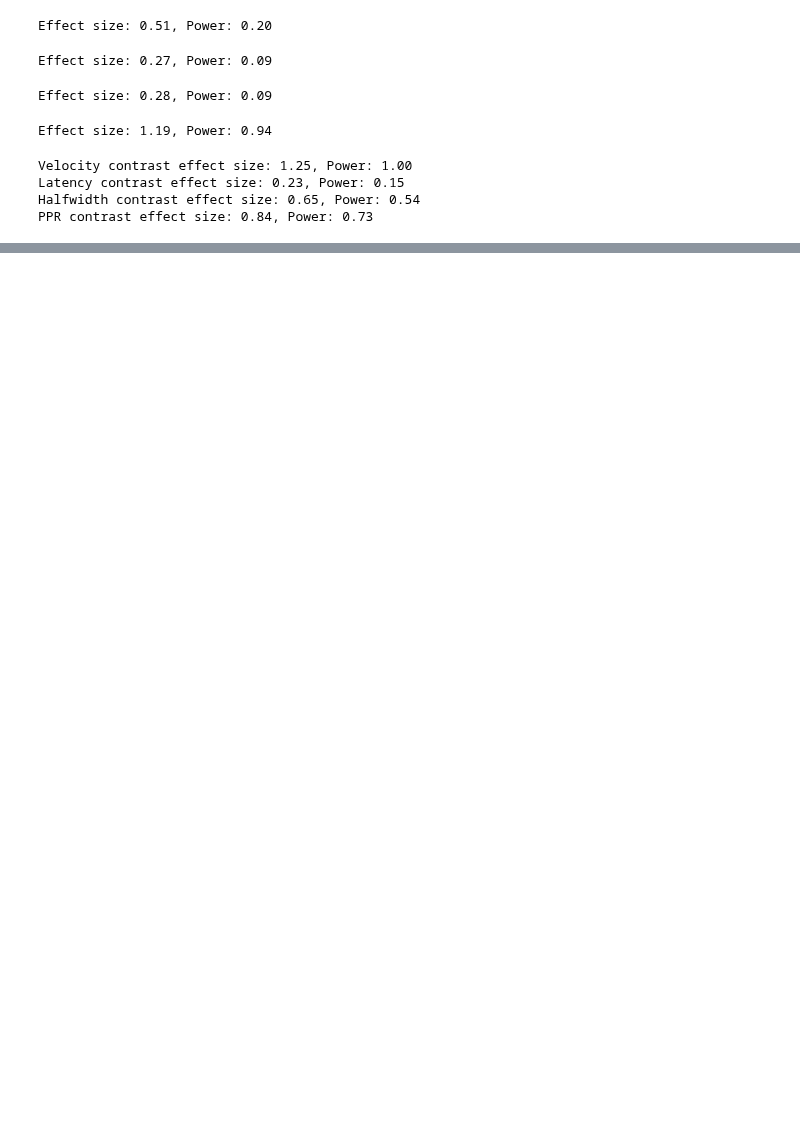
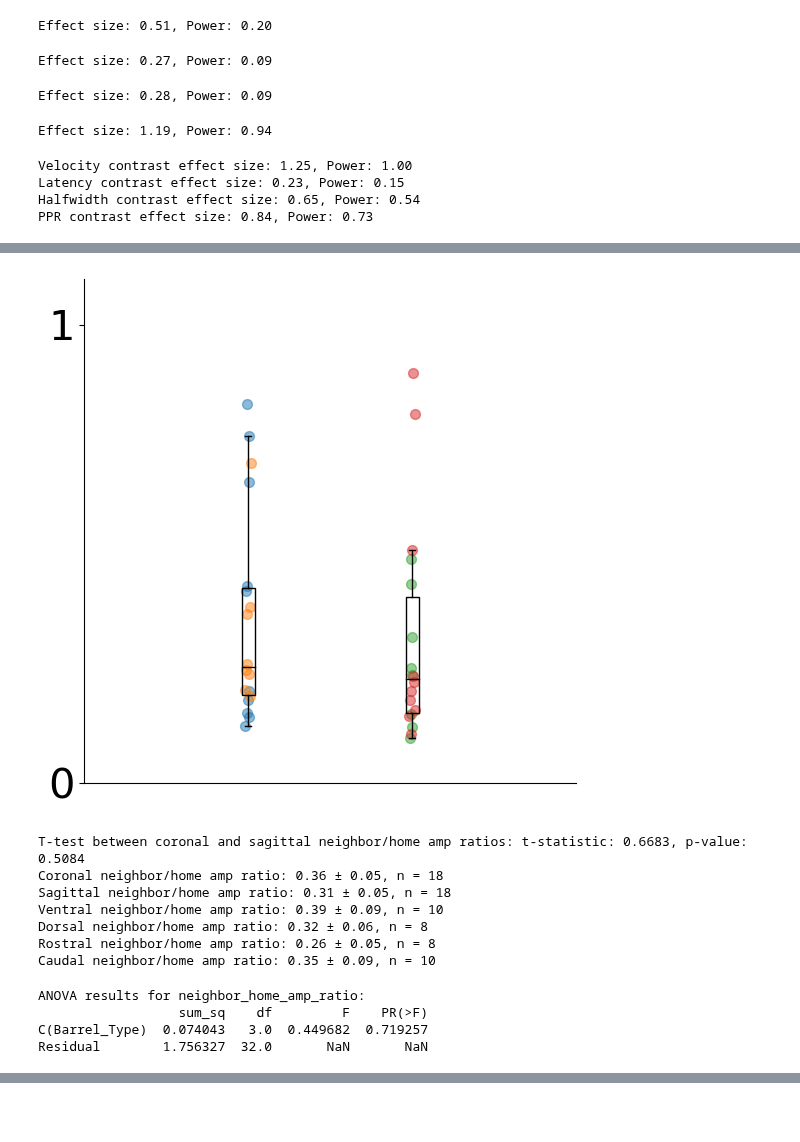
Before and after one commit to john-judge/TSM-to-ZDA, a Jupyter notebook: PPR_scnn1a_single_Apr2025.ipynb, the cells around one changed output, grey strips where cells are left out. Cells and saved outputs as stored; diff of their text form; code cells hidden in the pictures; blank space fills up the shorter version.

```diff
--- a/PPR_scnn1a_single_Apr2025.ipynb
+++ b/PPR_scnn1a_single_Apr2025.ipynb
@@ -1725,0 +1998,77 @@ PPR contrast effect size: 0.84, Power: 0.73
+# %%
+# now do coronal vs sagittal comparison for neighbor/home amp ratio
+coronal_ratios = neighbor_home_amp_ratios['Dorsal'] + neighbor_home_amp_ratios['Ventral']
+sagittal_ratios = neighbor_home_amp_ratios['Rostral'] + neighbor_home_amp_ratios['Caudal']
+
+plt.figure(figsize=(6, 6))
+for i, barrel_type in enumerate(barrel_types):
+    j = 0 if barrel_type in ['Dorsal', 'Ventral'] else 1
+
+    # scatter and jitter the data points
+    data = neighbor_home_amp_ratios[barrel_type]
+
+    jittered_x = np.random.normal(j, 0.01, size=len(data))
+    l1 = plt.scatter(jittered_x, data, color=box_colors[barrel_type], alpha=0.5, s=50, label=barrel_type)
+
+# boxplot for coronal and sagittal
+plt.boxplot(coronal_ratios, positions=[0],
+            patch_artist=True, boxprops=dict(facecolor='none', color='black'),
+            medianprops=dict(color='black'), showfliers=False, widths=0.08)
+plt.boxplot(sagittal_ratios, positions=[1],
+            patch_artist=True, boxprops=dict(facecolor='none', color='black'),
+            medianprops=dict(color='black'), showfliers=False, widths=0.08)
+
+plt.xticks([])
+plt.yticks([0, 1], fontsize=30)
+# spines off
+plt.gca().spines['right'].set_visible(False)
+plt.gca().spines['top'].set_visible(False)
+plt.xlim(-1, 2)
+plt.ylim(0, 1.1)
+plt.tight_layout()
+plt.savefig(output_fig_dir + 'neighbor_home_amp_ratio_coronal_vs_sagittal.png', dpi=300, bbox_inches='tight')
+plt.show()
+
+# t-test between coronal and sagittal ratios
+ttest_result = ttest_ind(coronal_ratios, sagittal_ratios, equal_var=False)
+print(f"T-test between coronal and sagittal neighbor/home amp ratios: t-statistic: {ttest_result.statistic:.4f}, p-value: {ttest_result.pvalue:.4f}")
+
+# mean / sem measurements for coronal and sagittal neighbor/home amp ratios
+print(f"Coronal neighbor/home amp ratio: {np.mean(coronal_ratios):.2f} ± {sem(coronal_ratios):.2f}, n = {len(coronal_ratios)}")
+print(f"Sagittal neighbor/home amp ratio: {np.mean(sagittal_ratios):.2f} ± {sem(sagittal_ratios):.2f}, n = {len(sagittal_ratios)}")
+
+# mean / sem measurements for each barrel type
+for barrel_type in barrel_types:
+    data = neighbor_home_amp_ratios[barrel_type]
+    print(f"{barrel_type} neighbor/home amp ratio: {np.mean(data):.2f} ± {sem(data):.2f}, n = {len(data)}")
+# %% [output]
+[figure, added]
+T-test between coronal and sagittal neighbor/home amp ratios: t-statistic: 0.6683, p-value: 0.5084
+Coronal neighbor/home amp ratio: 0.36 ± 0.05, n = 18
+Sagittal neighbor/home amp ratio: 0.31 ± 0.05, n = 18
+Ventral neighbor/home amp ratio: 0.39 ± 0.09, n = 10
+Dorsal neighbor/home amp ratio: 0.32 ± 0.06, n = 8
+Rostral neighbor/home amp ratio: 0.26 ± 0.05, n = 8
+Caudal neighbor/home amp ratio: 0.35 ± 0.09, n = 10
+# %%
+
+from scipy.stats import ttest_ind
+# anova between barrel types
+# create an anova_df that has columns 'Barrel_Type' and 'neighbor_home_amp_ratio'
+barrel_types = []
+amp_ratios = []
+for bt in neighbor_home_amp_ratios:
+    barrel_types.extend([bt] * len(neighbor_home_amp_ratios[bt]))
+    amp_ratios.extend(neighbor_home_amp_ratios[bt])
+anova_df = pd.DataFrame({'Barrel_Type': barrel_types,
+                          'neighbor_home_amp_ratio': amp_ratios})
+anova_df['Barrel_Type'] = anova_df['Barrel_Type'].astype('category')
+model = ols(f"neighbor_home_amp_ratio ~ C(Barrel_Type)", data=anova_df).fit()
+anova_results = anova_lm(model, typ=2)
+print(f"\n\nANOVA results for neighbor_home_amp_ratio:")
+print(anova_results)
+# %% [output]
+ANOVA results for neighbor_home_amp_ratio:
+                  sum_sq    df         F    PR(>F)
+C(Barrel_Type)  0.074043   3.0  0.449682  0.719257
+Residual        1.756327  32.0       NaN       NaN
```
Also changed, not shown: parts of 18 cells of this notebook, 6 other files.
